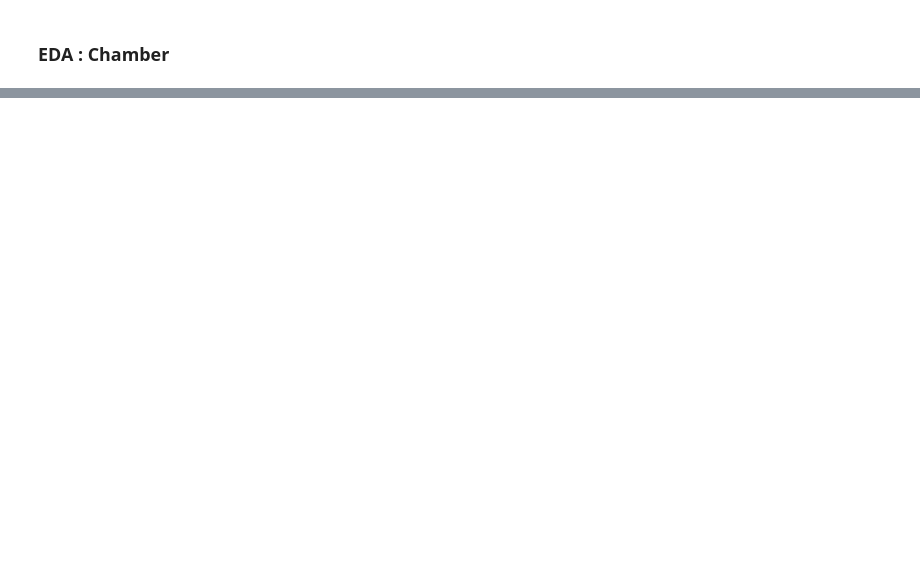
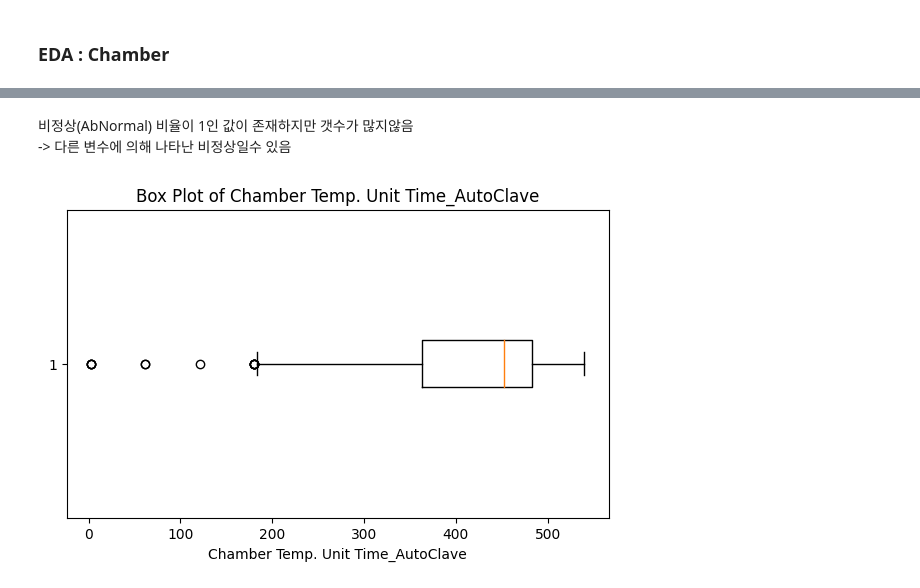
Before and after one commit to dyk9916/Lg_aimers5, a Jupyter notebook: code_log/junehong_code/0812_EDA_AutoClave.ipynb, the cells around one changed output, grey strips where cells are left out. Cells and saved outputs as stored; diff of their text form; code cells hidden in the pictures; blank space fills up the shorter version.

```diff
--- a/code_log/junehong_code/0812_EDA_AutoClave.ipynb
+++ b/code_log/junehong_code/0812_EDA_AutoClave.ipynb
@@ -641,0 +599,7 @@ Chamber_Temp_OKNG_AutoClave
+# %% [markdown]
+비정상(AbNormal) 비율이 1인 값이 존재하지만 갯수가 많지않음
+-> 다른 변수에 의해 나타난 비정상일수 있음
+# %%
+plot_box(train_data, 'Chamber Temp. Unit Time_AutoClave')
+# %% [output]
+[figure, added]
```
Also changed, not shown: parts of 41 cells of this notebook.
